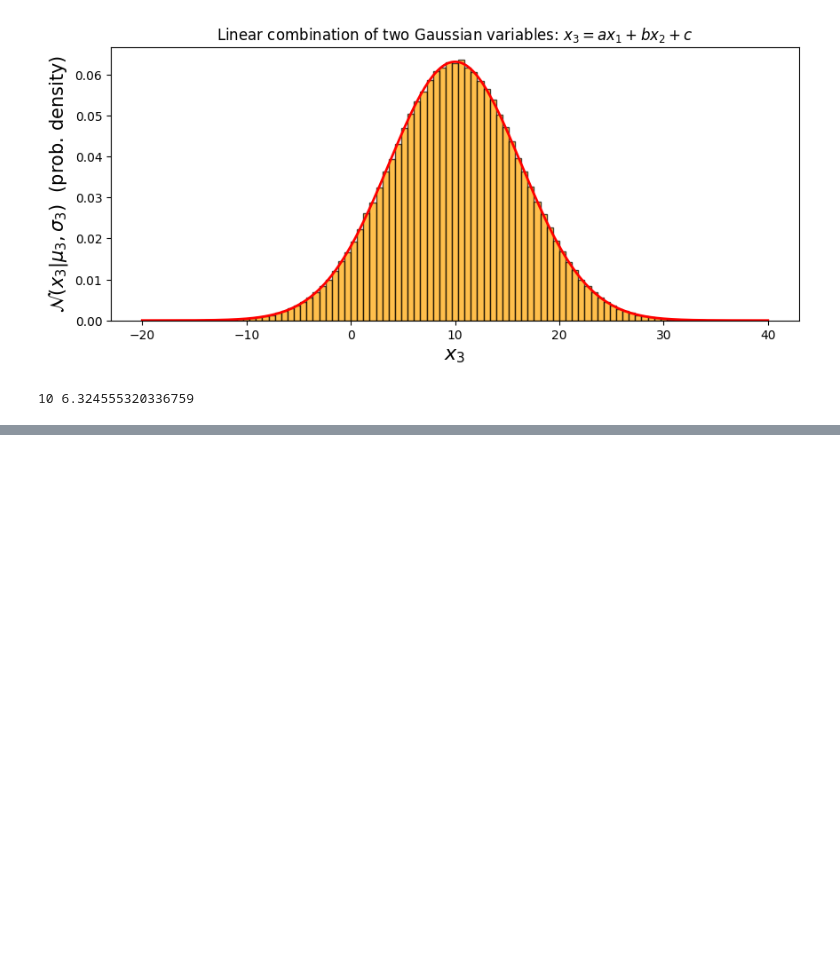
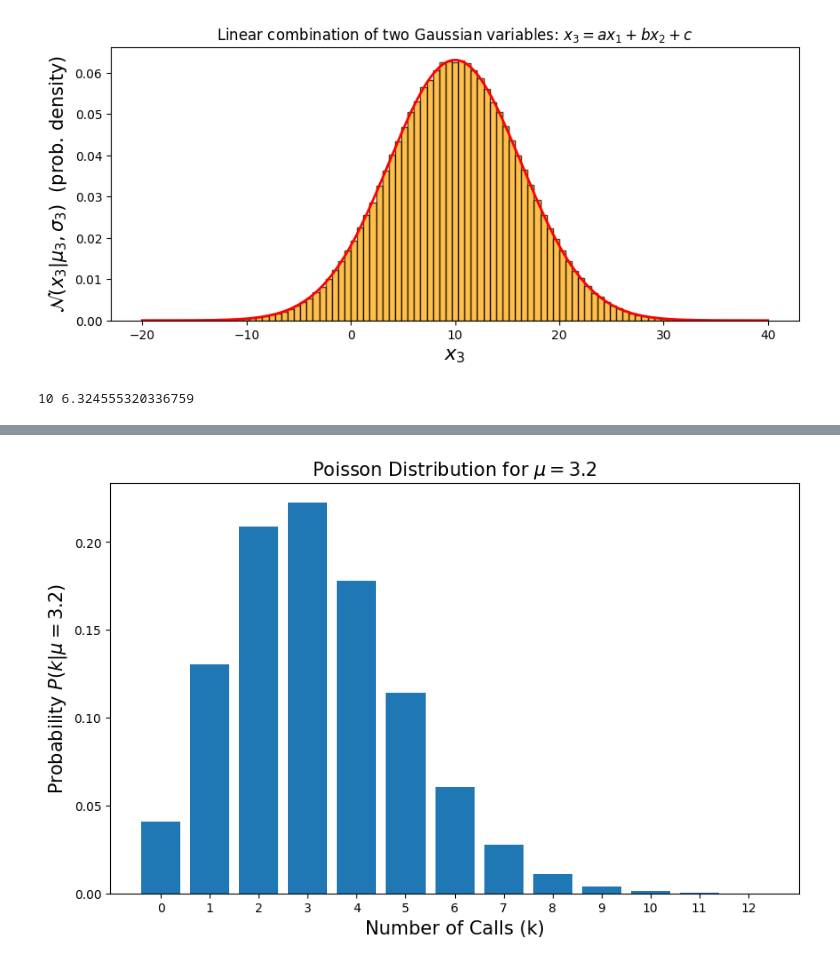
Before and after one commit to enigma-igm/Phys29_S24, a Jupyter notebook: Phys29/lectures/Week7/01_probability.ipynb, the cells around one changed output, grey strips where cells are left out. Saved outputs shown, nothing was run; the diff lists cells and outputs as text; code cells hidden in the pictures; blank space fills up the shorter version.

```diff
--- a/Phys29/lectures/Week7/01_probability.ipynb
+++ b/Phys29/lectures/Week7/01_probability.ipynb
@@ -529,0 +553,25 @@ print(mu3, sigma3)
+# %%
+mu = 3.2  # average number of calls per minute
+
+# Generate a range of k values
+k_values = np.arange(0, 13)
+
+# Calculate the Poisson probabilities for each k. Since it is a discrete distribution,
+# the P(k|mu) is given by the PMF = probability mass function
+# (as opposed to the PDF = probability density function)
+probabilities = stats.poisson.pmf(k_values, mu)
+
+# Create a figure and an axes
+fig, ax = plt.subplots(figsize=(10, 6))
+
+# Plot the Poisson distribution on the axes
+ax.bar(k_values, probabilities)
+ax.set_xlabel('Number of Calls (k)', fontsize=15)
+ax.set_ylabel(r'Probability $P(k | \mu = {:.2})$'.format(mu), fontsize=15)
+ax.set_title(r'Poisson Distribution for $\mu = {:.2}$'.format(mu), fontsize=15)
+
+# Set xticks to match k_values
+ax.set_xticks(k_values)
+plt.show()
+# %% [output]
+[figure, added]
```
Also changed, not shown: parts of 23 cells of this notebook, 1 other file.
